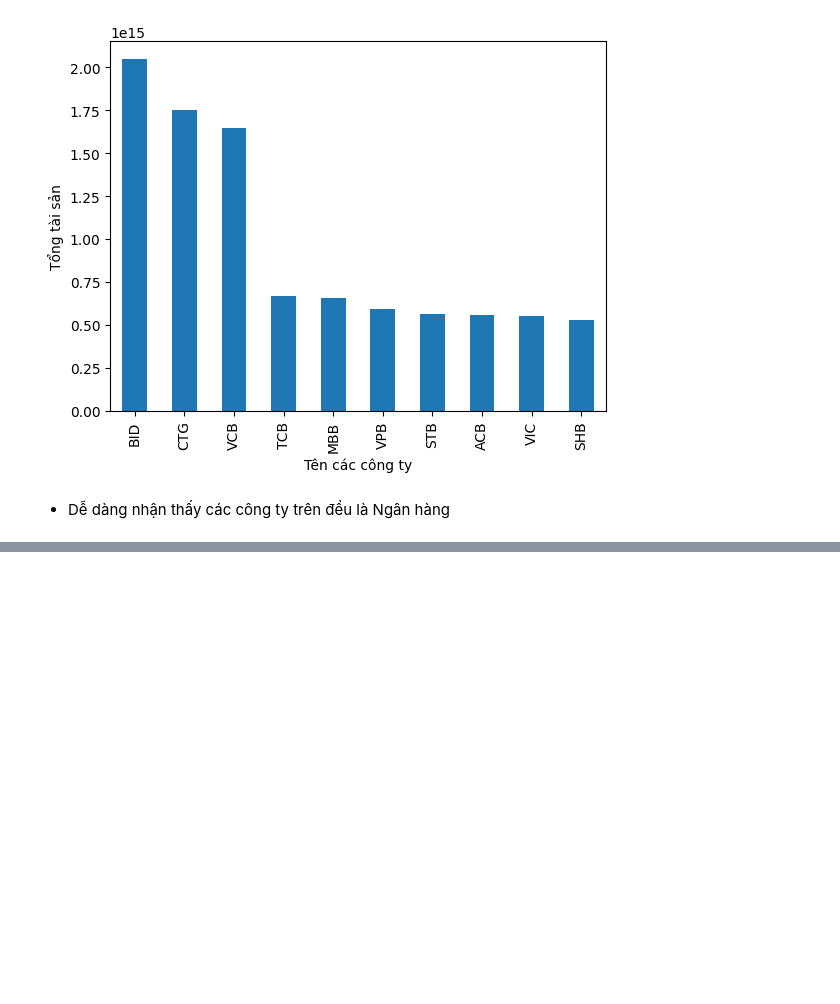
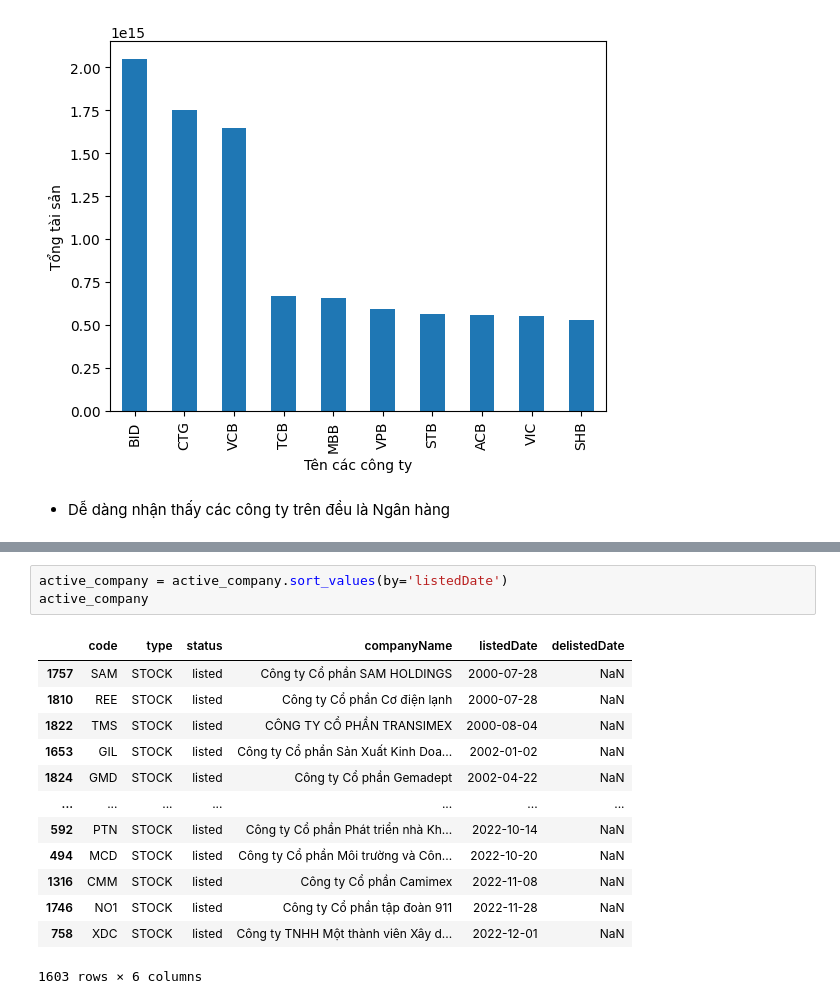
Before and after one commit to minhtringuyennn/NMKHDL_Project, a Jupyter notebook: crawl/crawl_data.ipynb, the cells around one changed output, grey strips where cells are left out. Saved outputs shown, nothing was run; the diff lists cells and outputs as text; blank space fills up the shorter version.

```diff
--- a/crawl/crawl_data.ipynb
+++ b/crawl/crawl_data.ipynb
@@ -643,0 +672,17 @@ top10_df['totalAssets'].plot.bar(xlabel='Tên các công ty', ylabel='Tổng tà
+# %%
+active_company = active_company.sort_values(by='listedDate')
+active_company
+# %% [output]
+|  | code | type | status | companyName | listedDate | delistedDate |
+| 1757 | SAM | STOCK | listed | Công ty Cổ phần SAM HOLDINGS | 2000-07-28 | NaN |
+| 1810 | REE | STOCK | listed | Công ty Cổ phần Cơ điện lạnh | 2000-07-28 | NaN |
+| 1822 | TMS | STOCK | listed | CÔNG TY CỔ PHẦN TRANSIMEX | 2000-08-04 | NaN |
+| 1653 | GIL | STOCK | listed | Công ty Cổ phần Sản Xuất Kinh Doa... | 2002-01-02 | NaN |
+| 1824 | GMD | STOCK | listed | Công ty Cổ phần Gemadept | 2002-04-22 | NaN |
+| ... | ... | ... | ... | ... | ... | ... |
+| 592 | PTN | STOCK | listed | Công ty Cổ phần Phát triển nhà Kh... | 2022-10-14 | NaN |
+| 494 | MCD | STOCK | listed | Công ty Cổ phần Môi trường và Côn... | 2022-10-20 | NaN |
+| 1316 | CMM | STOCK | listed | Công ty Cổ phần Camimex | 2022-11-08 | NaN |
+| 1746 | NO1 | STOCK | listed | Công ty Cổ phần tập đoàn 911 | 2022-11-28 | NaN |
+| 758 | XDC | STOCK | listed | Công ty TNHH Một thành viên Xây d... | 2022-12-01 | NaN |
+1603 rows × 6 columns
```
Also changed, not shown: parts of 14 cells of this notebook.
